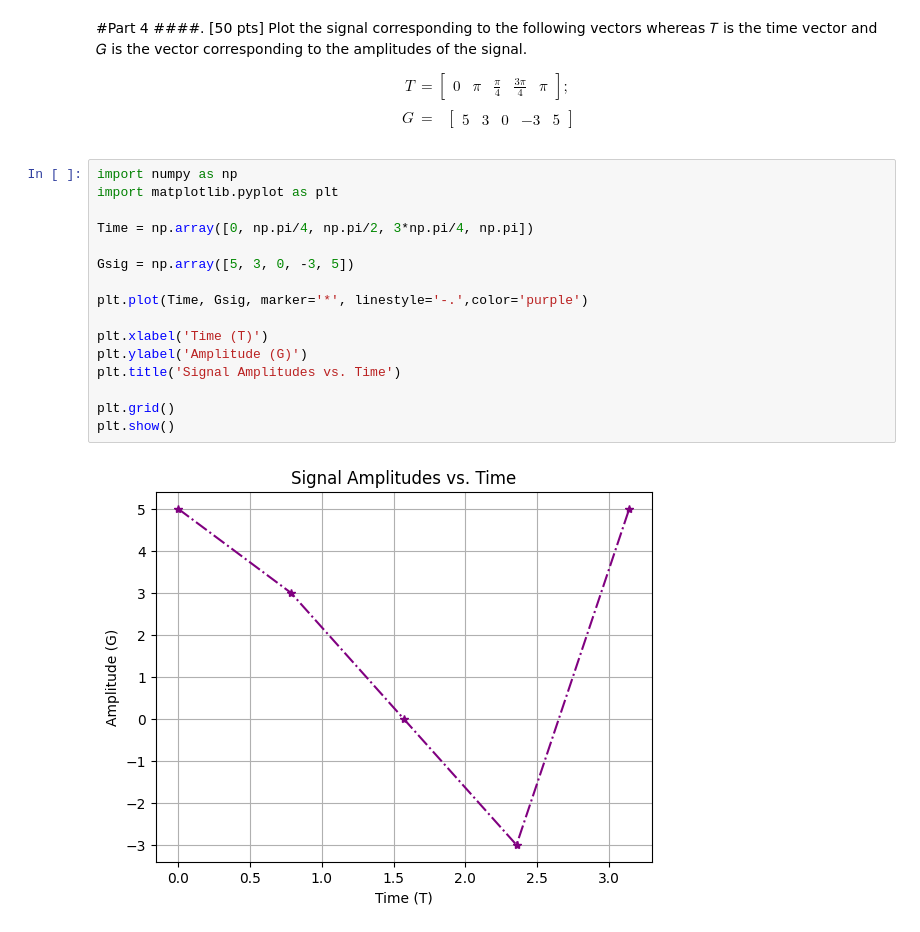
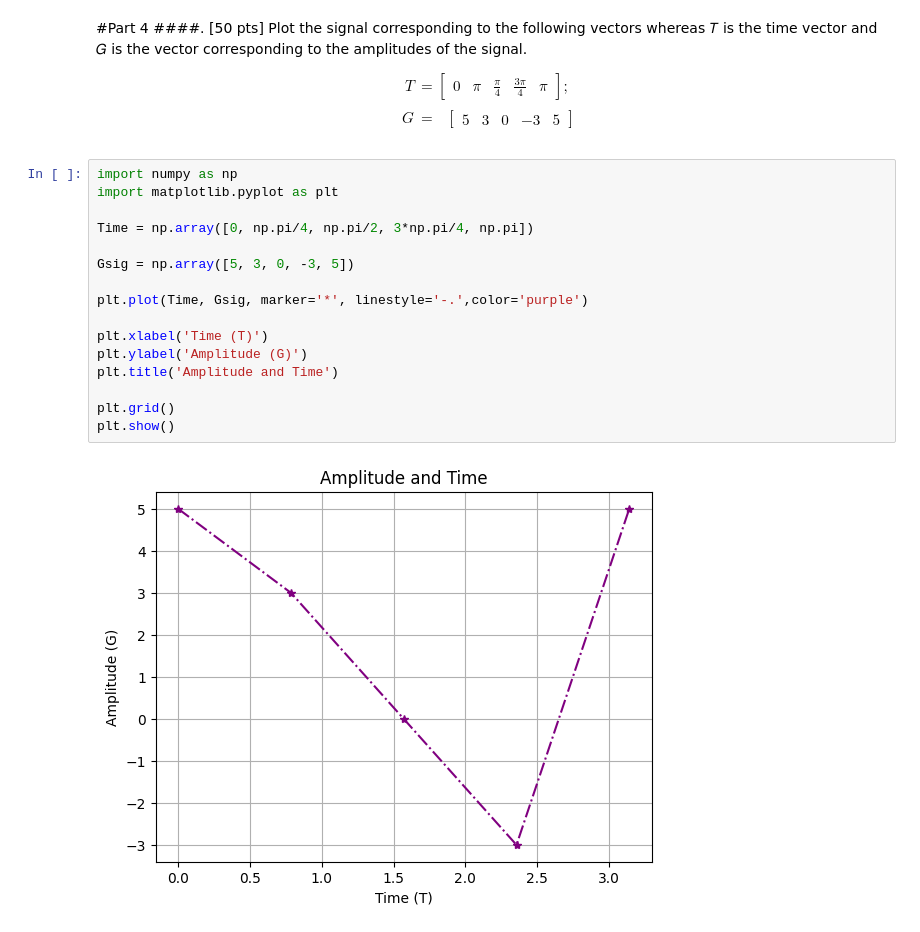
Before and after one commit to PvrpleJade/DSP-4-1-, a Jupyter notebook: DSP_Problem_Set_(Santos).ipynb, the cells around one changed output. Cells and saved outputs as stored; diff of their text form.

```diff
--- a/DSP_Problem_Set_(Santos).ipynb
+++ b/DSP_Problem_Set_(Santos).ipynb
@@ -352,18 +367,18 @@ G &= \begin{aligned}
 # %%
 import numpy as np
 import matplotlib.pyplot as plt
 
 Time = np.array([0, np.pi/4, np.pi/2, 3*np.pi/4, np.pi])
 
 Gsig = np.array([5, 3, 0, -3, 5])
 
 plt.plot(Time, Gsig, marker='*', linestyle='-.',color='purple')
 
 plt.xlabel('Time (T)')
 plt.ylabel('Amplitude (G)')
-plt.title('Signal Amplitudes vs. Time')
+plt.title('Amplitude and Time')
 
 plt.grid()
 plt.show()
 # %% [output]
-[figure, old version]
+[figure, new version]
```
Also changed, not shown: parts of 9 cells of this notebook.
